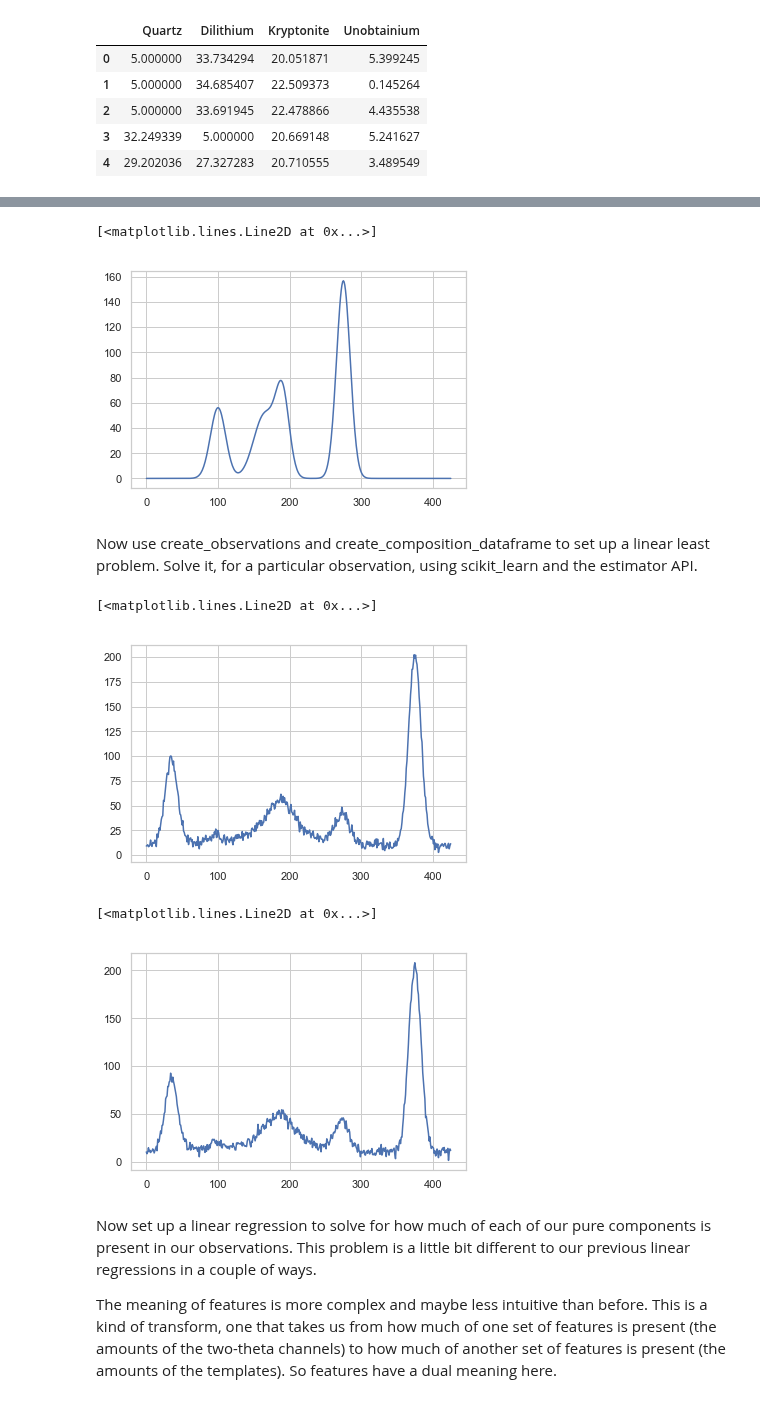
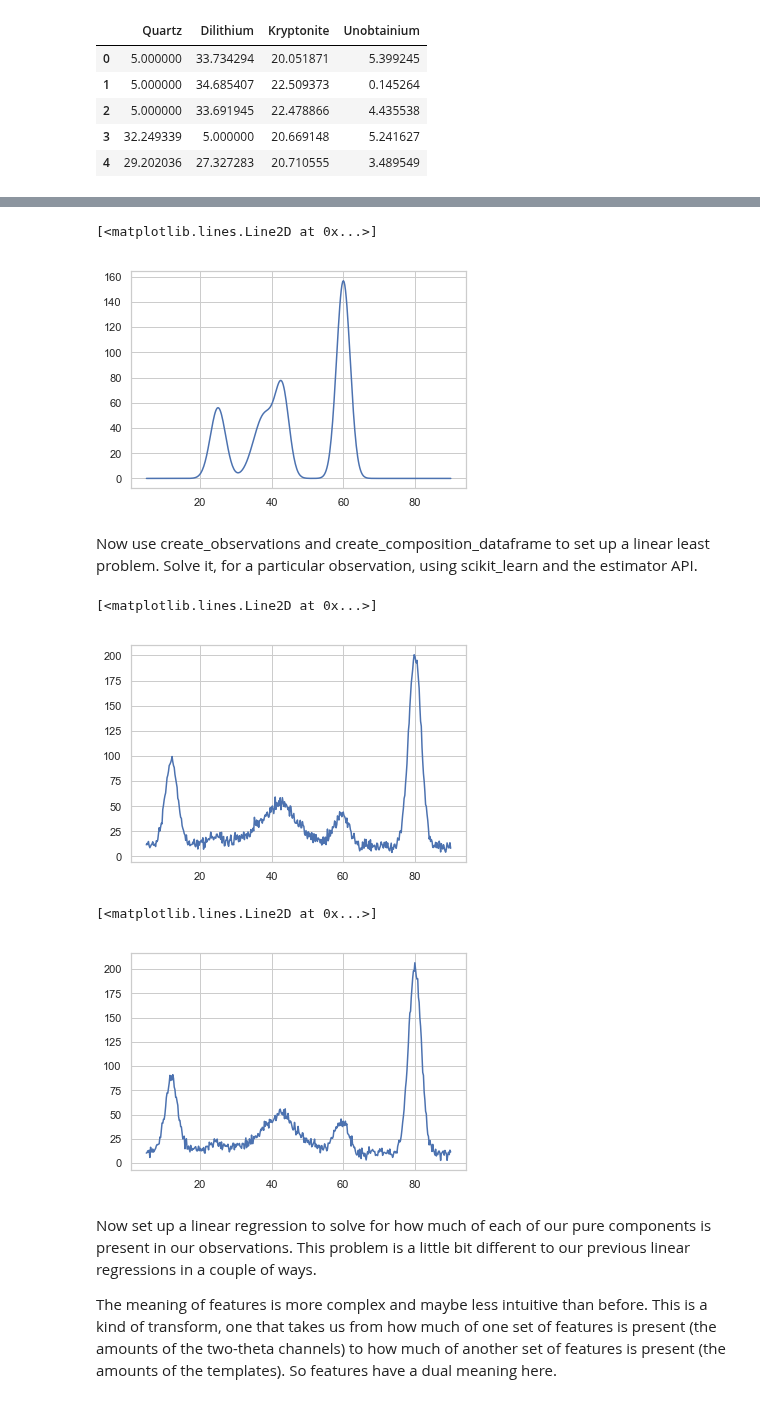
Before and after one commit to core-skills/06-multivariate-analysis, a Jupyter notebook: notebooks/week4_am1.ipynb, the cells around one changed output, grey strips where cells are left out. Saved outputs shown, nothing was run; the diff lists cells and outputs as text; code cells hidden in the pictures.

```diff
--- a/notebooks/week4_am1.ipynb
+++ b/notebooks/week4_am1.ipynb
@@ -539,26 +549,27 @@ observations_matrix = np.zeros((channels_count, observations_count))
 # %%
 observations_matrix[:, 5]= templates[:,0]*compositions_dataframe['Quartz'][5]
 # %%
-plt.plot(observations_matrix[:, 5])
+plt.plot(x_axis.as_vector,
+         observations_matrix[:, 5])
 # %% [output]
 [<matplotlib.lines.Line2D at 0x...>]
-[figure, old version]
+[figure, new version]
 # %% [markdown]
 Now use create_observations and create_composition_dataframe to set up a linear least problem.  Solve it, for a particular observation, using scikit_learn and the estimator API.
 # %%
 observations_matrix = create_observations(compositions_dataframe, templates)
 # %%
 # Let's see the third observation (they start counting from zero)
-plt.plot(observations_matrix[:,2])
+plt.plot(x_axis.as_vector, observations_matrix[:,2])
 # %% [output]
 [<matplotlib.lines.Line2D at 0x...>]
-[figure, old version]
+[figure, new version]
 # %%
 # Let's see the first observation.  Look closely, there is a difference!
-plt.plot(observations_matrix[:,0])
+plt.plot(x_axis.as_vector, observations_matrix[:,0])
 # %% [output]
 [<matplotlib.lines.Line2D at 0x...>]
-[figure, old version]
+[figure, new version]
 # %% [markdown]
 Now set up a linear regression to solve for how much of each of our pure components is present in our observations.  This problem is a little bit different to our previous linear regressions in a couple of ways.
 
```
Also changed, not shown: parts of 16 cells of this notebook, 1 other file.
